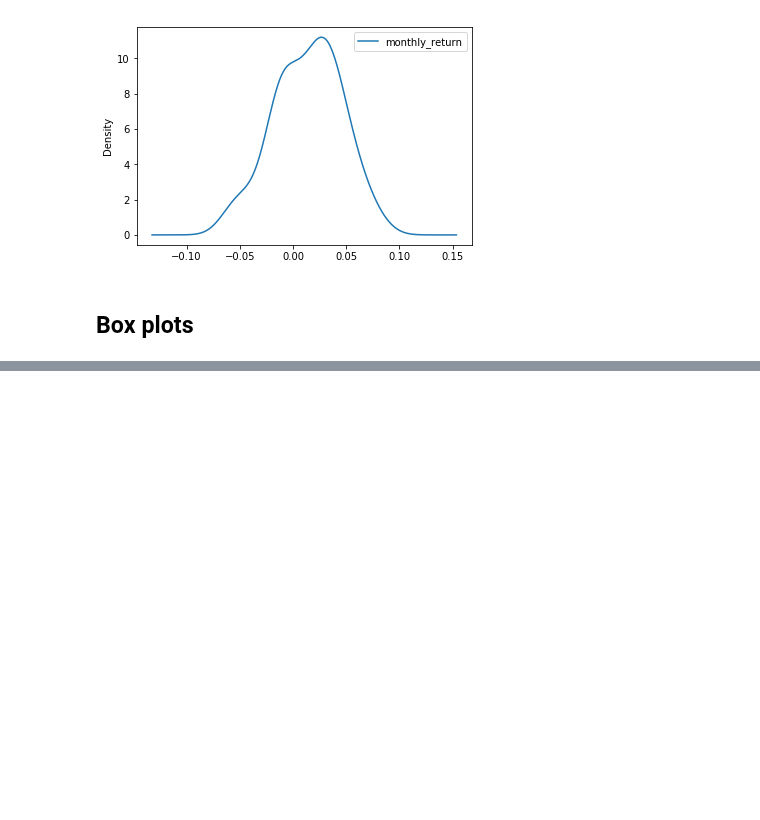
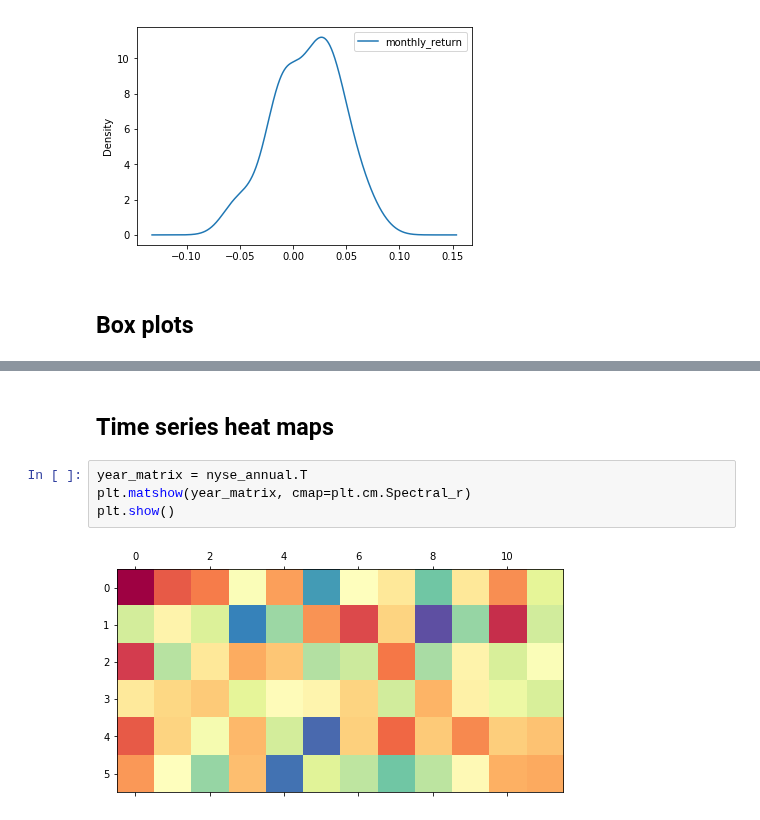
Before and after one commit to bartomolina/dscurriculum, a Jupyter notebook: m4/31.time series.ipynb, the cells around one changed output, grey strips where cells are left out. Cells and saved outputs as stored; diff of their text form; blank space fills up the shorter version.

```diff
--- a/m4/31.time series.ipynb
+++ b/m4/31.time series.ipynb
@@ -63,0 +69,8 @@ plt.show()
+# %% [markdown]
+## Time series heat maps
+# %%
+year_matrix = nyse_annual.T
+plt.matshow(year_matrix, cmap=plt.cm.Spectral_r)
+plt.show()
+# %% [output]
+[figure, added]
```
Also changed, not shown: parts of 1 cell of this notebook.
